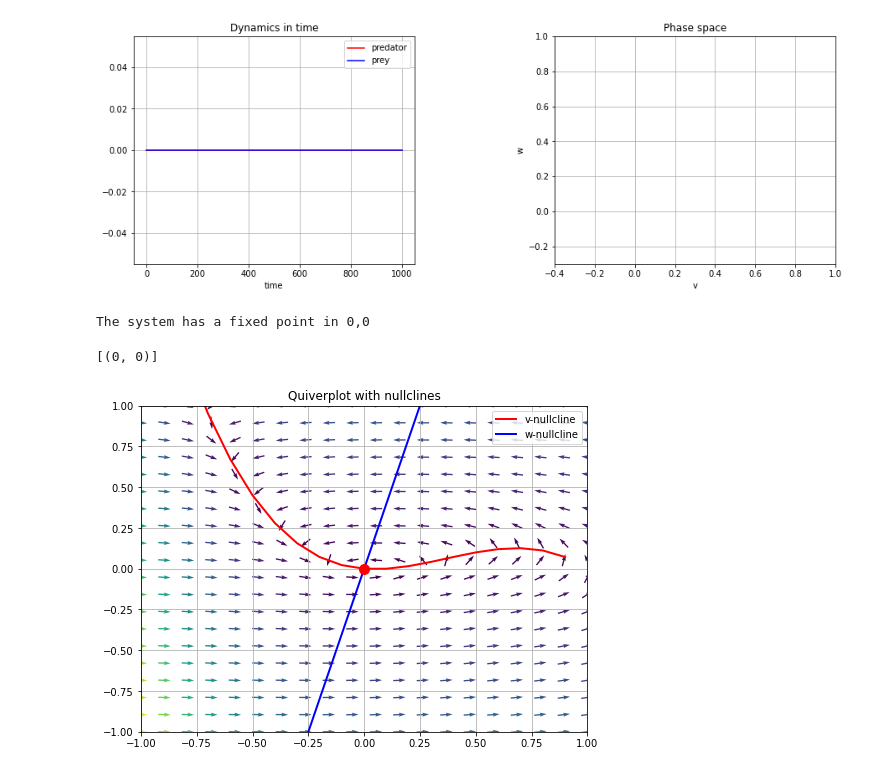
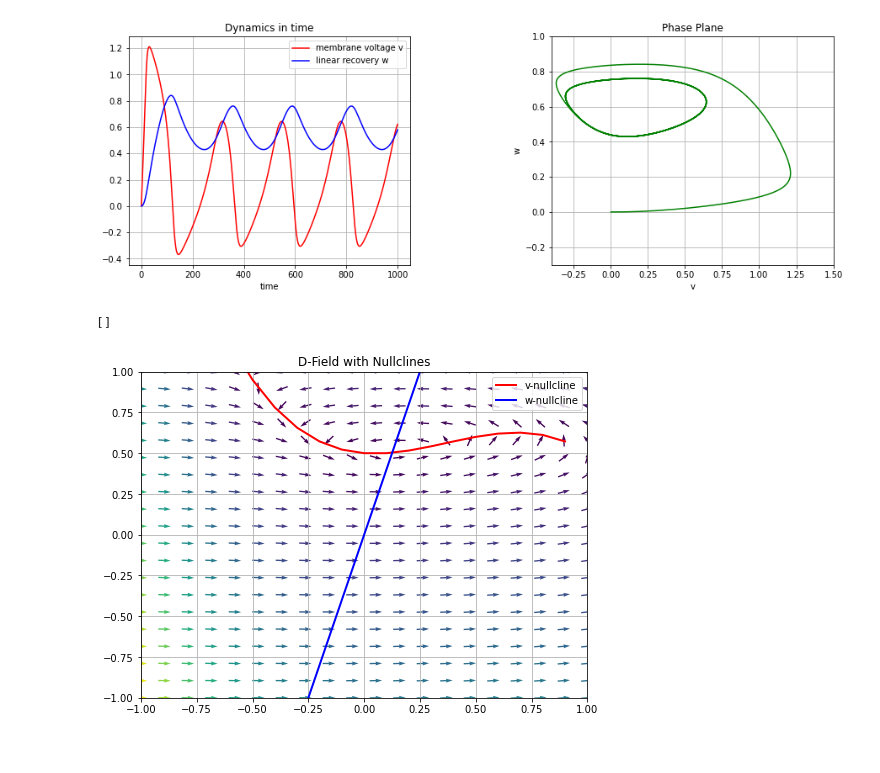
Before and after one commit to EAlletto/MAT451, a Jupyter notebook: fhnMaya.ipynb, the cells around one changed output. Saved outputs shown, nothing was run; the diff lists cells and outputs as text; code cells hidden in the pictures.

Commit message:
Fixed Part 1's plot

```diff
--- a/fhnMaya.ipynb
+++ b/fhnMaya.ipynb
@@ -9,7 +9,7 @@ import sys
 %matplotlib inline
 
 # define system in terms of separated differential equations
-I = 0;
+I = .5;
 a = .1;
 eps = .1;
 gamma = .25;
@@ -32,40 +32,40 @@ def sys(iv1, iv2, dt, time):
     w.append(iv2)
     #z.append(iv3)
     # compute and fill lists
     for i in range(time):
         v.append(v[i] + (f(v[i],w[i])) * dt)
         w.append(w[i] + (g(v[i],w[i])) * dt)
         #z.append(z[i] + (h(x[i],y[i],z[i])) * dt)
     return v, w
 
 # Call sys function with initial values
-sys(0, 0, .1, 1000)
+sys(0.001, 0.001, .1, 1000)
 
 
 
 #plot
 fig = plt.figure(figsize=(15,5))
 fig.subplots_adjust(wspace = 0.5, hspace = 0.3)
 ax1 = fig.add_subplot(1,2,1)
 ax2 = fig.add_subplot(1,2,2)
 
-ax1.plot(v, 'r-', label='predator')
-ax1.plot(w, 'b-', label='prey')
+ax1.plot(v, 'r-', label='membrane voltage v')
+ax1.plot(w, 'b-', label='linear recovery w')
 #ax1.plot(z, 'g-', label='prey')
 ax1.set_title("Dynamics in time")
 ax1.set_xlabel("time")
 ax1.grid()
 ax1.legend(loc='best')
 
 ax2.set_ylim([-.3,1])
-ax2.set_xlim([-.4,1])
-ax2.plot(v, w, color="blue")
+ax2.set_xlim([-.4,1.5])
+ax2.plot(v, w, color="green")
 ax2.set_xlabel("v")
 ax2.set_ylabel("w")
-ax2.set_title("Phase space")
+ax2.set_title("Phase Plane")
 ax2.grid()
 # %% [output]
-[figure, old version]
+[figure, new version]
 # %%
 fp = []
 def find_fixed_points(r):
@@ -78,8 +78,7 @@ def find_fixed_points(r):
 
 find_fixed_points(100)
 # %% [output]
-The system has a fixed point in 0,0
+[]
-[(0, 0)]
 # %%
 # define system in terms of a Numpy array
 def Sys(X, t=0):
@@ -103,10 +102,10 @@ ax4.plot(x,p, 'b-', lw=2, label='w-nullcline')
 # plot fixed points
 for point in fp:
     ax4.plot(point[0],point[1],"red", marker = "o", markersize = 10.0)
-ax4.set_title("Quiverplot with nullclines")
+ax4.set_title("D-Field with Nullclines")
 ax4.legend(loc='best')
 
-# quiverplot
+# D-Field
 # define a grid and compute direction at each point
 x = np.linspace(-1, 1, 20)
 y = np.linspace(-1, 1, 20)
@@ -124,4 +123,4 @@ ax4.quiver(X1, Y1, DX1, DY1, M, pivot='mid')
 ax4.legend()
 ax4.grid()
 # %% [output]
-[figure, old version]
+[figure, new version]
```
